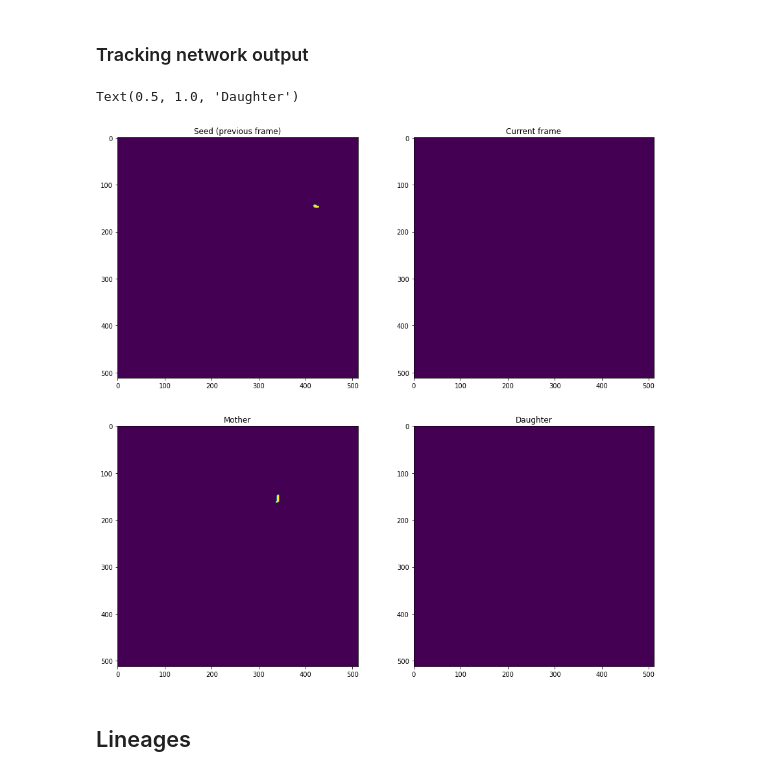
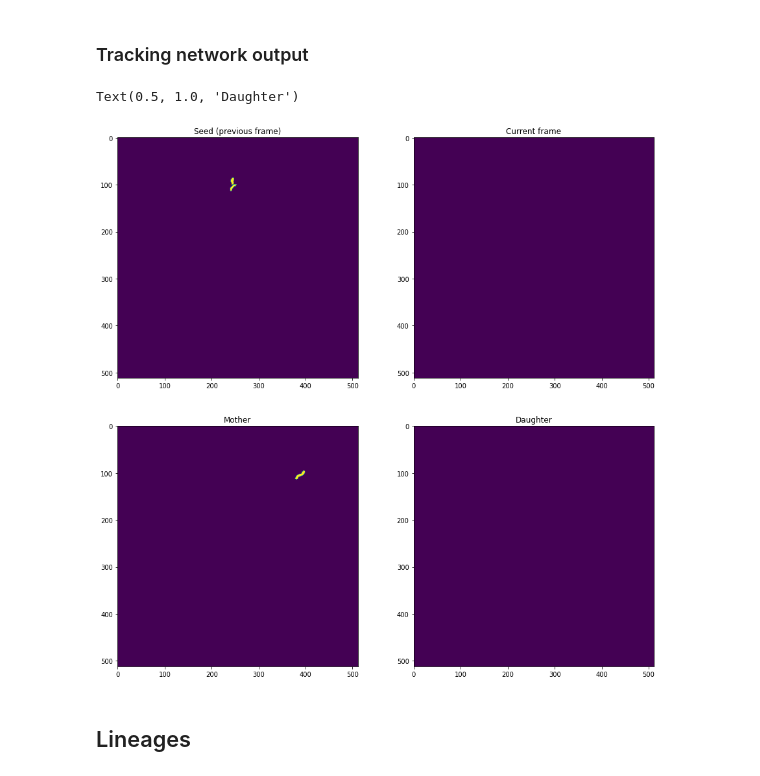
Before and after one commit to ajrzepiela/midap, a Jupyter notebook: notebook/Visualize_results.ipynb, the cells around one changed output. Cells and saved outputs as stored; diff of their text form; code cells hidden in the pictures.

```diff
--- a/notebook/Visualize_results.ipynb
+++ b/notebook/Visualize_results.ipynb
@@ -17,24 +35,24 @@ results_all_red = data['results_all_red']
 ### Tracking network output
 # %%
 frame = 33
-cell_ix = 29
+cell_ix = 21
 
 plt.figure(figsize=(15,15))
 plt.subplot(2,2,1)
 plt.imshow(inputs_all[frame][:,:,1]==cell_ix)
 plt.title('Seed (previous frame)')
 plt.subplot(2,2,2)
 plt.imshow(inputs_all[frame][:,:,3]==cell_ix)
 plt.title('Current frame')
 plt.subplot(2,2,3)
 plt.imshow(results_all_red[frame,:,:,0]==(cell_ix+1))
 plt.title('Mother')
 plt.subplot(2,2,4)
 plt.imshow(results_all_red[frame,:,:,1]==(cell_ix+1))
 plt.title('Daughter')
 # %% [output]
 Text(0.5, 1.0, 'Daughter')
-[figure, old version]
+[figure, new version]
 # %% [markdown]
 ## Lineages
 # %% [markdown]
```
Also changed, not shown: parts of 1 cell of this notebook, 4 other files.
